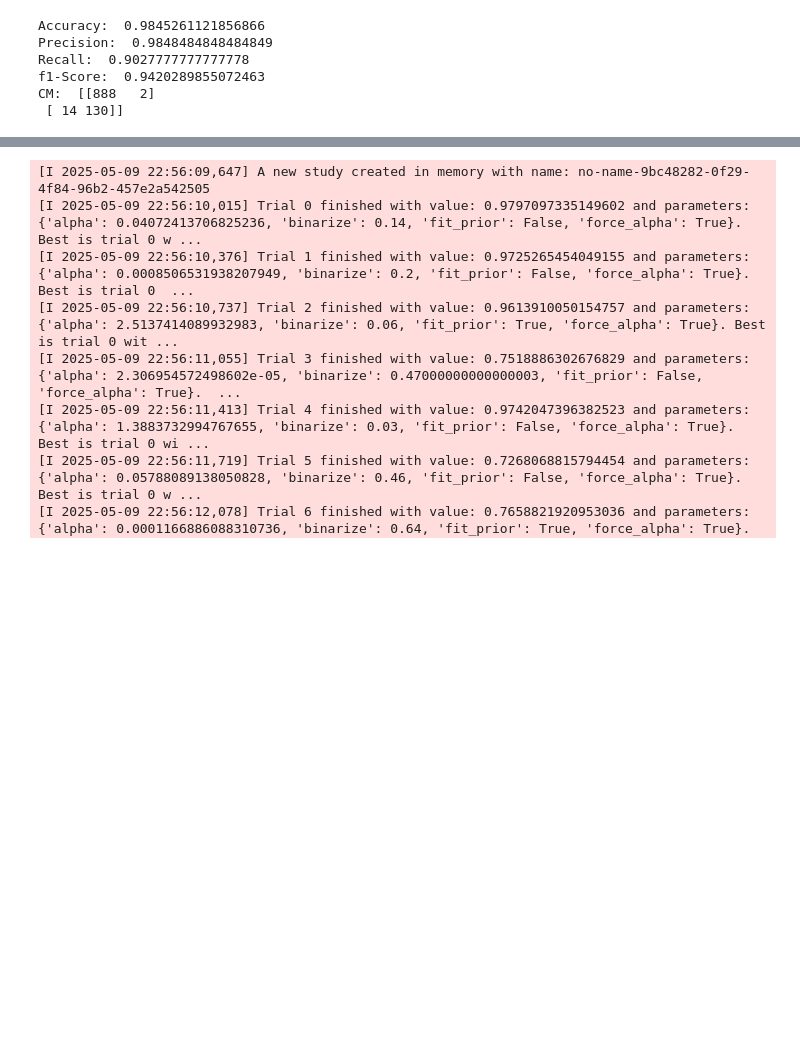
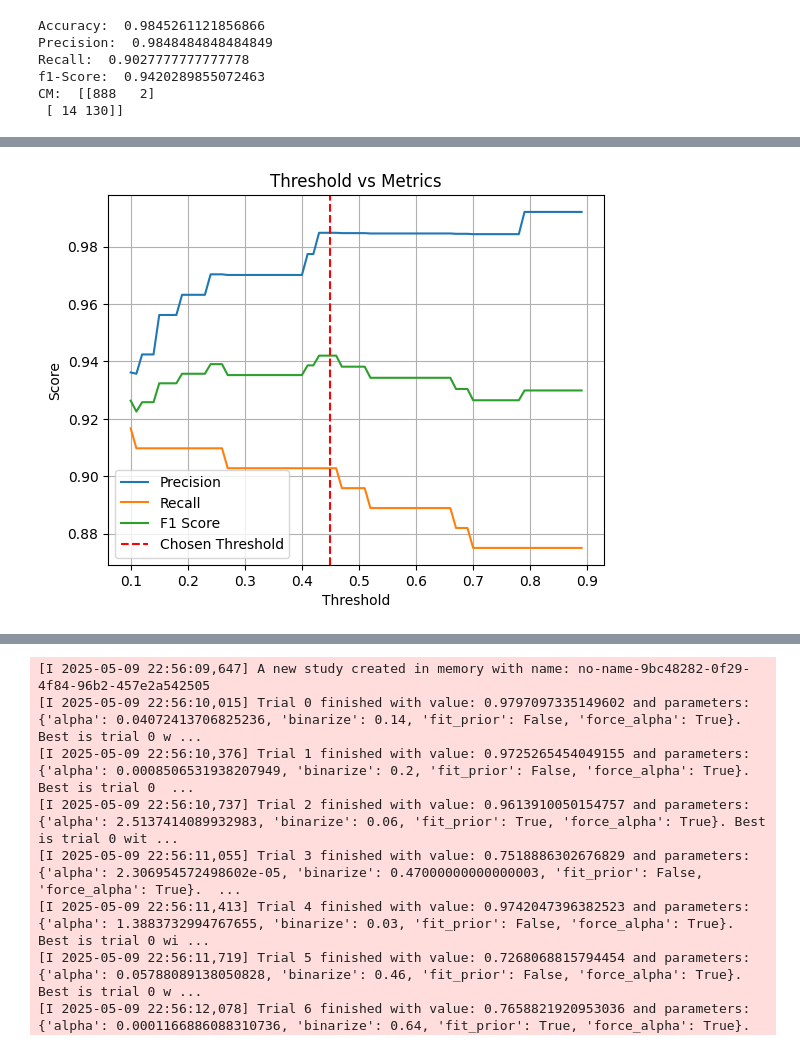
Before and after one commit to zeeshan-akram-ds/SMS-Email-spam-detection, a Jupyter notebook: spam classifier.ipynb, the cells around one changed output, grey strips where cells are left out. Cells and saved outputs as stored; diff of their text form; code cells hidden in the pictures; blank space fills up the shorter version.

```diff
--- a/spam classifier.ipynb
+++ b/spam classifier.ipynb
@@ -527,0 +566,24 @@ CM:  [[888   2]
+# %%
+thresholds = np.arange(0.1, 0.9, 0.01)
+precisions = []
+recalls = []
+f1s = []
+
+for t in thresholds:
+    y_pred = (proba >= t).astype(int)
+    precisions.append(precision_score(y_test, y_pred))
+    recalls.append(recall_score(y_test, y_pred))
+    f1s.append(f1_score(y_test, y_pred))
+
+plt.plot(thresholds, precisions, label='Precision')
+plt.plot(thresholds, recalls, label='Recall')
+plt.plot(thresholds, f1s, label='F1 Score')
+plt.axvline(0.45, color='red', linestyle='--', label='Chosen Threshold')
+plt.xlabel('Threshold')
+plt.ylabel('Score')
+plt.title('Threshold vs Metrics')
+plt.legend()
+plt.grid()
+plt.show()
+# %% [output]
+[figure, added]
```
Also changed, not shown: parts of 6 cells of this notebook.
